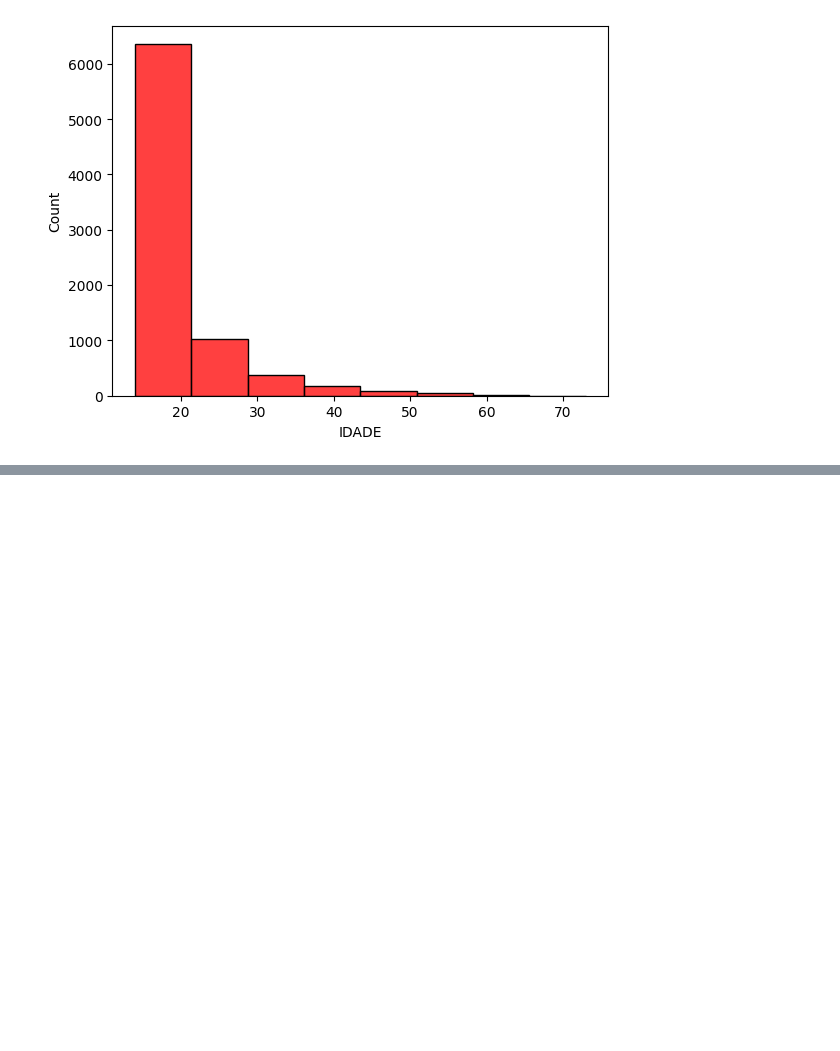
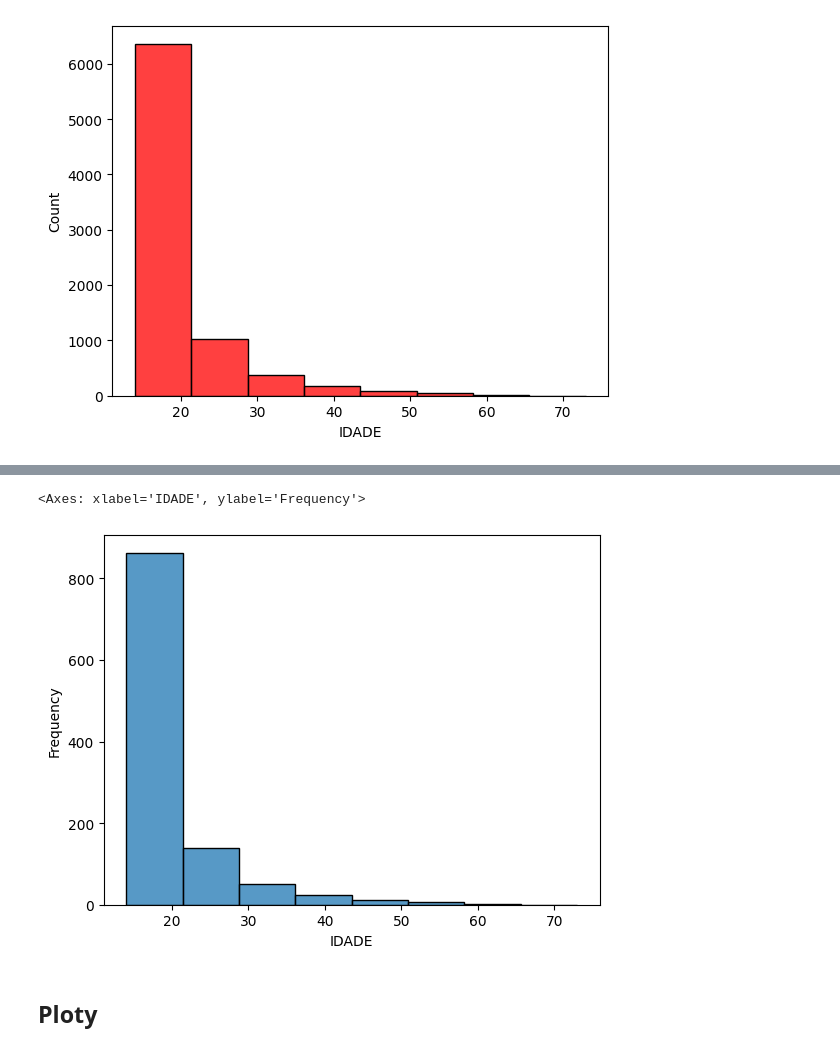
Before and after one commit to luizakuze/Cursos, a Jupyter notebook: curso/fundamentos-estatística/districuicao_frequencia.ipynb, the cells around one changed output, grey strips where cells are left out. Cells and saved outputs as stored; diff of their text form; code cells hidden in the pictures; blank space fills up the shorter version.

Commit message:
finalizando distribuição de frequência

```diff
--- a/curso/fundamentos-estatística/districuicao_frequencia.ipynb
+++ b/curso/fundamentos-estatística/districuicao_frequencia.ipynb
@@ -212,0 +223,8 @@ sns.histplot(enem_sorocaba, x='IDADE', bins=8, color="orange", kde=False, stat="
+# %%
+# frequência (frequência relativa)
+sns.histplot(enem_sorocaba, x='IDADE', bins=8, stat="frequency")
+# %% [output]
+<Axes: xlabel='IDADE', ylabel='Frequency'>
+[figure, added]
+# %% [markdown]
+## Ploty
```
Also changed, not shown: parts of 10 cells of this notebook.
